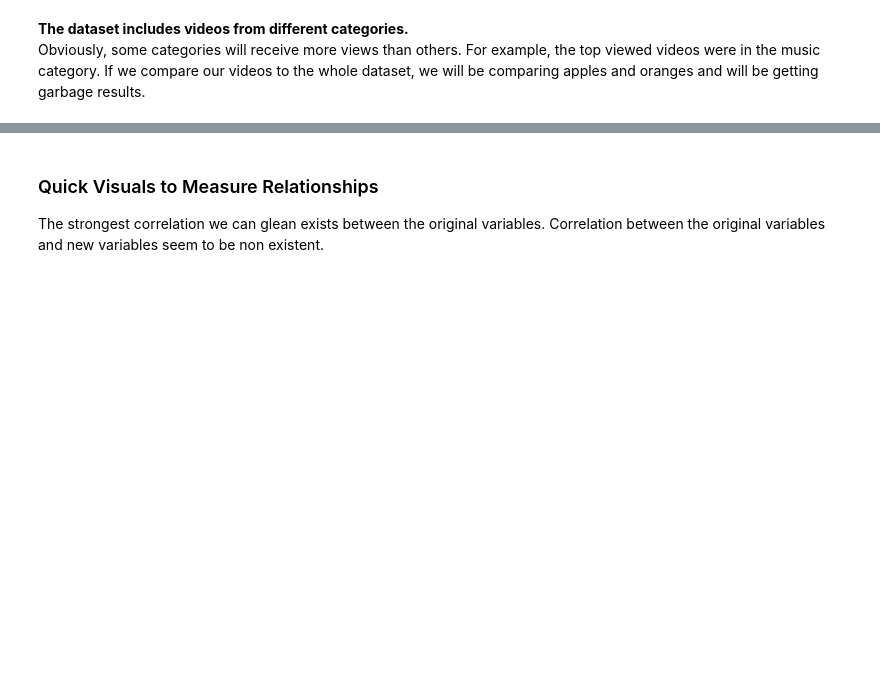
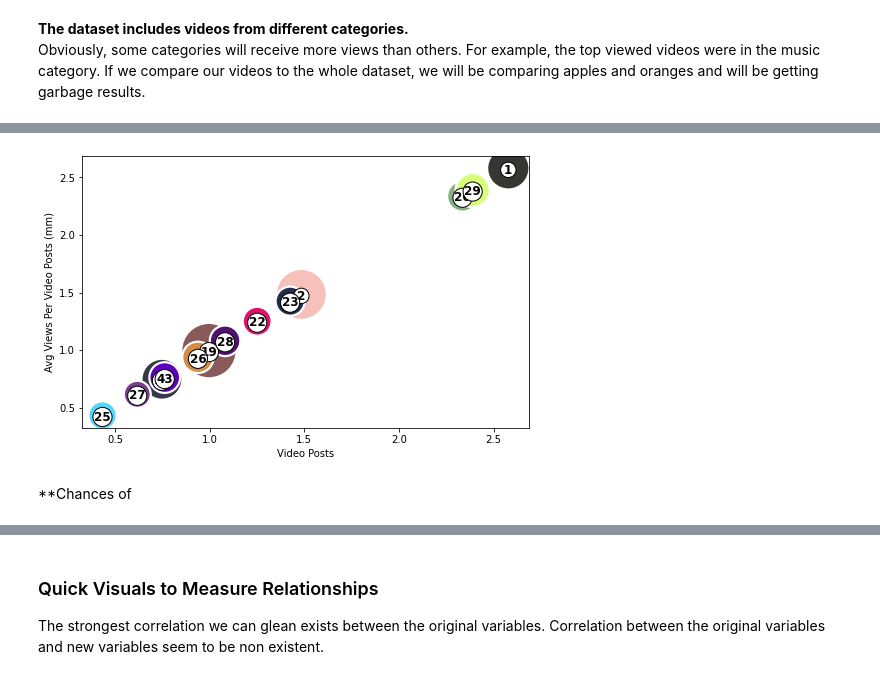
Before and after one commit to christianbm1/ds-ytViews, a Jupyter notebook: Project YouTuber.ipynb, the cells around one changed output, grey strips where cells are left out. Saved outputs shown, nothing was run; the diff lists cells and outputs as text; code cells hidden in the pictures; blank space fills up the shorter version.

```diff
--- a/Project YouTuber.ipynb
+++ b/Project YouTuber.ipynb
@@ -281,0 +291,4 @@ df_use = df_use[(df_use['category_id'] != 24) & (df_use['category_id'] != 10)]
+# %%
+df_agg = df_use.groupby(['category_id']).sum().reset_index()
+df_agg['counts'] = df_use.groupby(['category_id']).size().reset_index(name='video_count')['video_count']
+df_agg['views_mm'] = df_agg['views'].apply(lambda x: x / 1000000)
@@ -281,0 +351,6 @@ df_use = df_use[(df_use['category_id'] != 24) & (df_use['category_id'] != 10)]
+# %%
+bubbleIt('views', 'counts', 'Video Posts', 'Avg Views Per Video Posts (mm)')
+# %% [output]
+[figure, added]
+# %% [markdown]
+**Chances of
```
Also changed, not shown: parts of 9 cells of this notebook.
